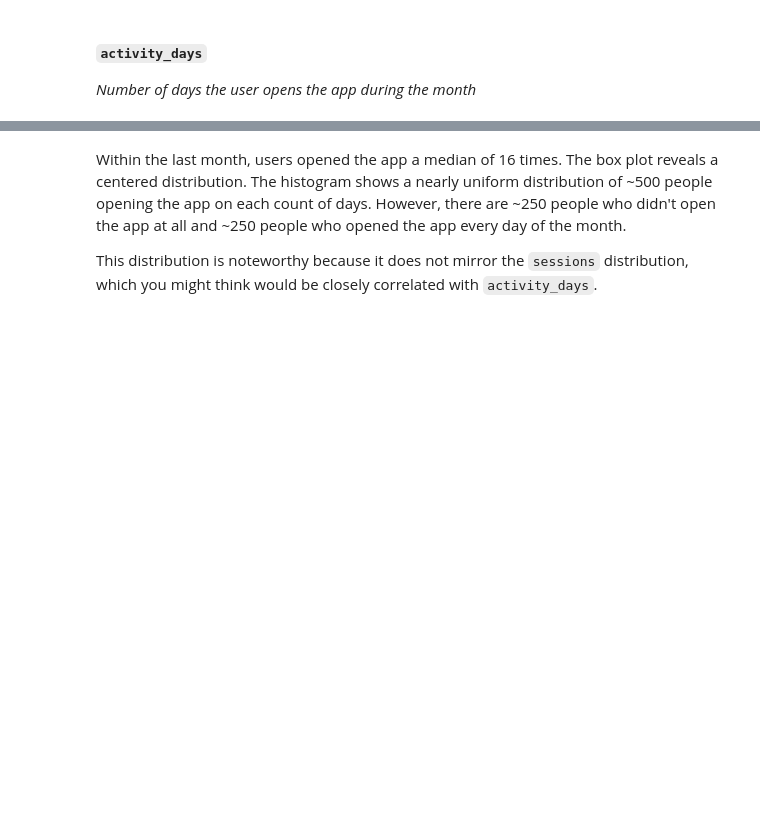
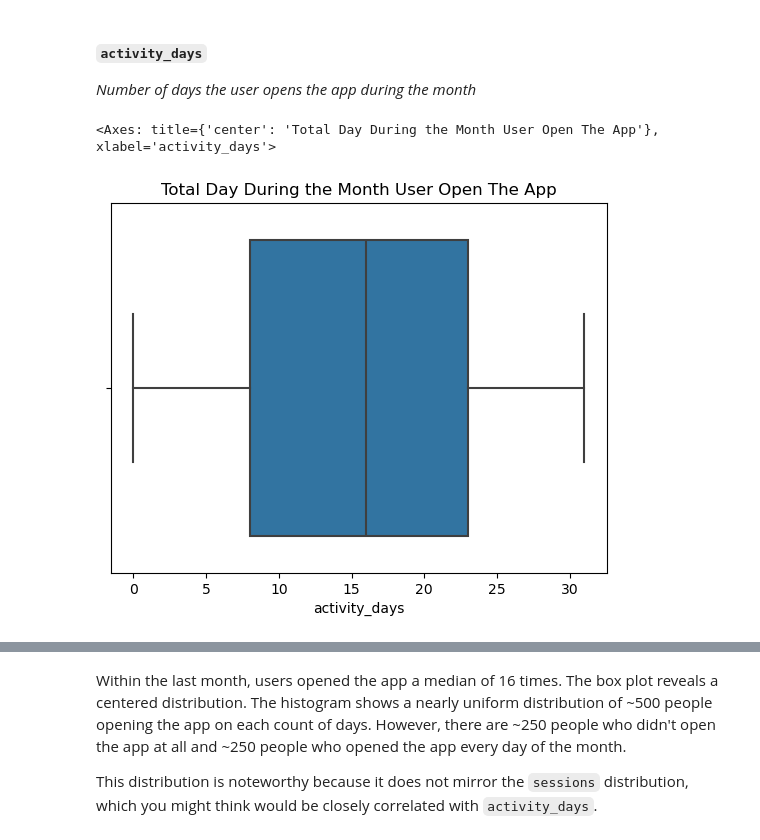
Before and after one commit to Fatima-Arain206/Google-Data-Analytics-Portfolio-Projects., a Jupyter notebook: 03-Waze_User_Churn_Analysis/Activity_Course 3 Waze project lab-checkpoint.ipynb, the cells around one changed output, grey strips where cells are left out. Saved outputs shown, nothing was run; the diff lists cells and outputs as text; code cells hidden in the pictures; blank space fills up the shorter version.

```diff
--- a/03-Waze_User_Churn_Analysis/Activity_Course 3 Waze project lab-checkpoint.ipynb
+++ b/03-Waze_User_Churn_Analysis/Activity_Course 3 Waze project lab-checkpoint.ipynb
@@ -355,0 +359,8 @@ _Number of days the user opens the app during the month_
+# %%
+# Box plot
+### YOUR CODE HERE ###
+plt.title('Total Day During the Month User Open The App')
+sb.boxplot(x=df['activity_days'])
+# %% [output]
+<Axes: title={'center': 'Total Day During the Month User Open The App'}, xlabel='activity_days'>
+[figure, added]
```
Also changed, not shown: parts of 7 cells of this notebook, 1 other file.
